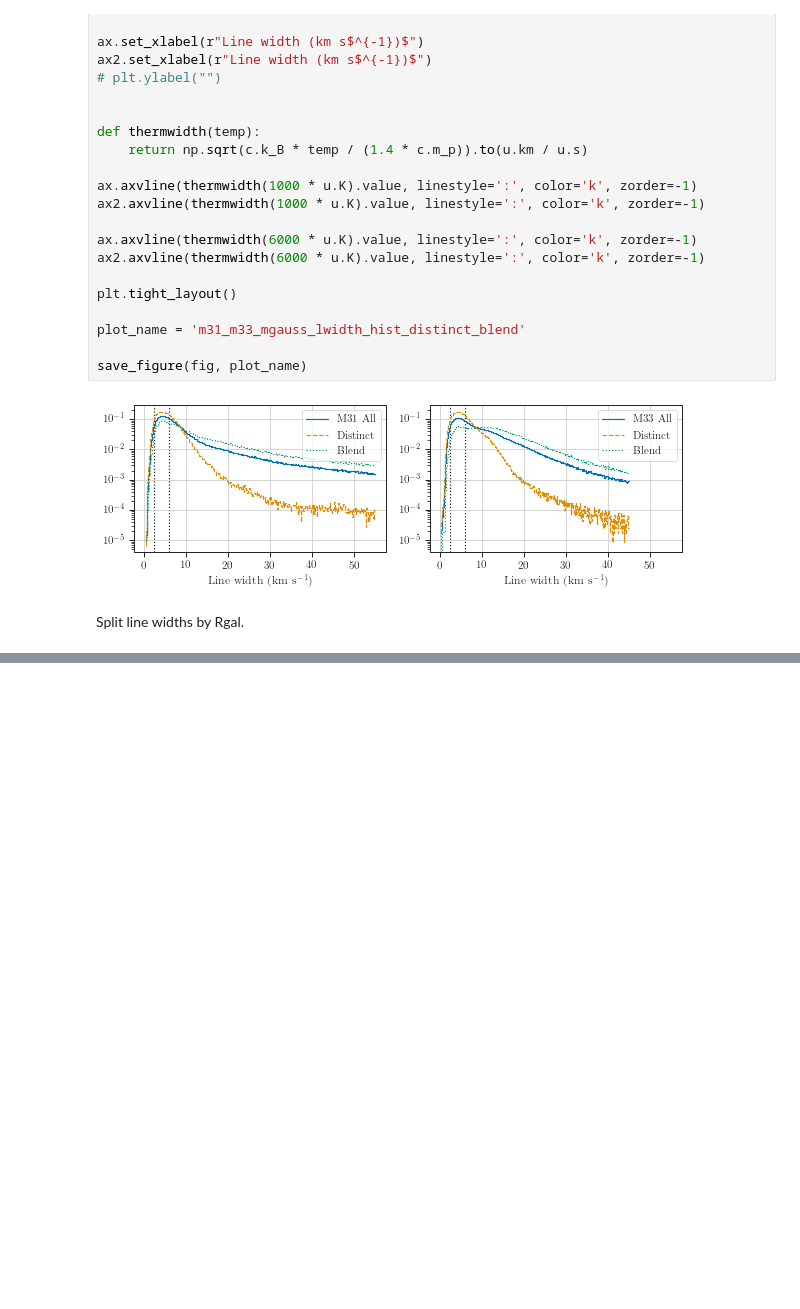
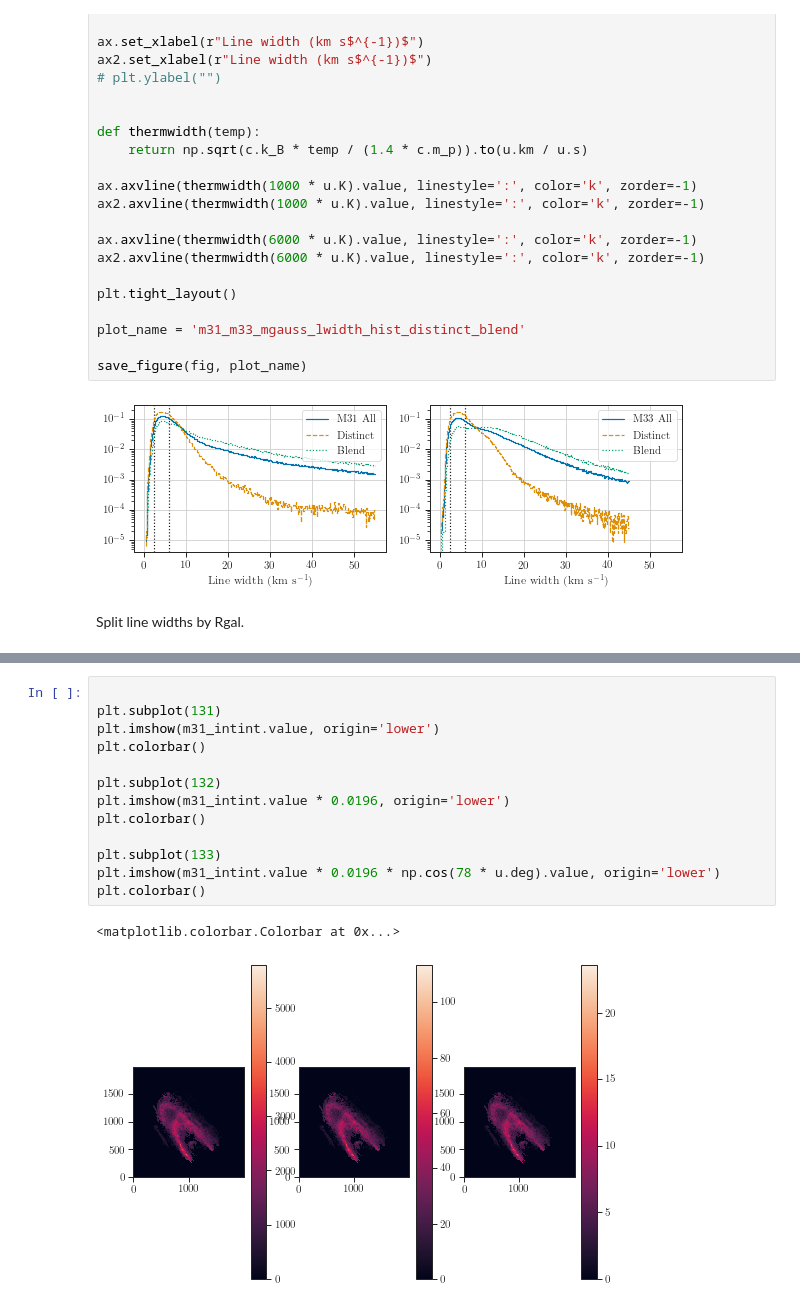
Before and after one commit to e-koch/HI-LineShapes, a Jupyter notebook: figures/figure_gaussian_components.ipynb, the cells around one changed output, grey strips where cells are left out. Cells and saved outputs as stored; diff of their text form; blank space fills up the shorter version.

```diff
--- a/figures/figure_gaussian_components.ipynb
+++ b/figures/figure_gaussian_components.ipynb
@@ -422,0 +1565,16 @@ plot_name = 'm31_m33_radialbins_mgauss_lwidth_hist_distinct_blend'
+# %%
+
+plt.subplot(131)
+plt.imshow(m31_intint.value, origin='lower')
+plt.colorbar()
+
+plt.subplot(132)
+plt.imshow(m31_intint.value * 0.0196, origin='lower')
+plt.colorbar()
+
+plt.subplot(133)
+plt.imshow(m31_intint.value * 0.0196 * np.cos(78 * u.deg).value, origin='lower')
+plt.colorbar()
+# %% [output]
+<matplotlib.colorbar.Colorbar at 0x...>
+[figure, added]
```
Also changed, not shown: parts of 51 cells of this notebook, 3 other files.
